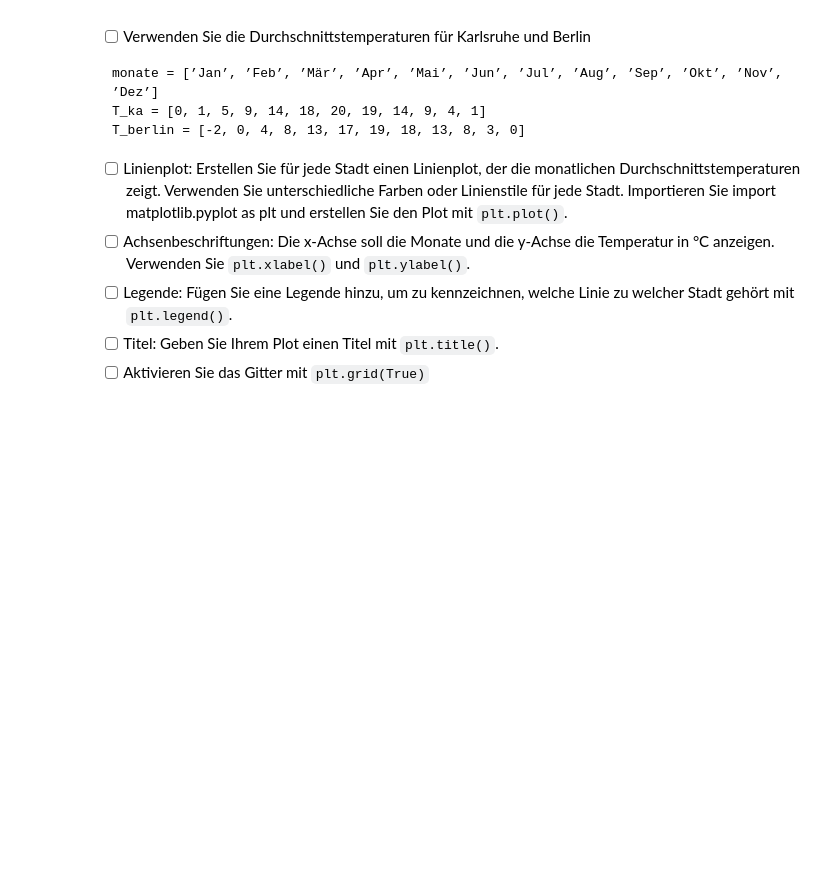
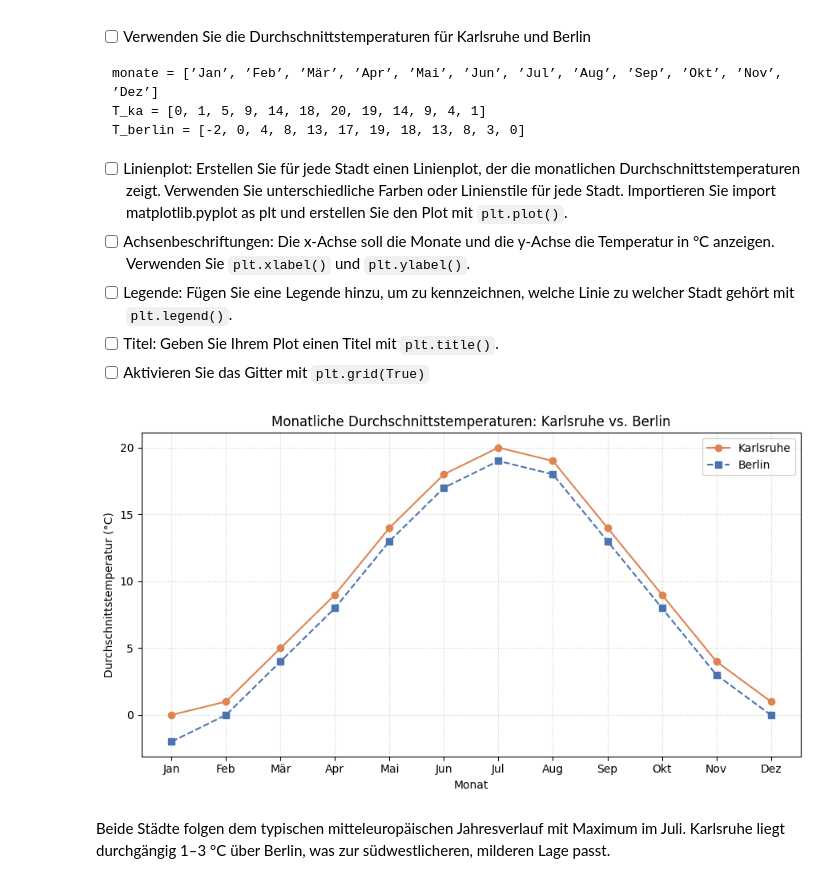
Before and after one commit to TheAmarok/Neue-Konzepte-Gruppe-9, a Jupyter notebook: Notebook.ipynb, the cells around one changed output. Saved outputs shown, nothing was run; the diff lists cells and outputs as text; code cells hidden in the pictures; blank space fills up the shorter version.

```diff
--- a/Notebook.ipynb
+++ b/Notebook.ipynb
@@ -431,3 +431,32 @@ T_berlin = [-2, 0, 4, 8, 13, 17, 19, 18, 13, 8, 3, 0]
 - [ ] Legende: Fügen Sie eine Legende hinzu, um zu kennzeichnen, welche Linie zu welcher Stadt gehört mit ``plt.legend()``.
 - [ ] Titel: Geben Sie Ihrem Plot einen Titel mit ``plt.title()``.
 - [ ] Aktivieren Sie das Gitter mit ``plt.grid(True)``
+# %%
+import matplotlib.pyplot as plt
+
+# (a) Daten
+monate = ['Jan', 'Feb', 'Mär', 'Apr', 'Mai', 'Jun',
+          'Jul', 'Aug', 'Sep', 'Okt', 'Nov', 'Dez']
+T_ka     = [0, 1, 5, 9, 14, 18, 20, 19, 14, 9, 4, 1]
+T_berlin = [-2, 0, 4, 8, 13, 17, 19, 18, 13, 8, 3, 0]
+
+# (b) Linienplot für beide Städte mit unterschiedlichen Farben und Linienstilen
+plt.figure(figsize=(9, 5))
+plt.plot(monate, T_ka,     color="#DD8452", linestyle="-",  marker="o", label="Karlsruhe")
+plt.plot(monate, T_berlin, color="#4C72B0", linestyle="--", marker="s", label="Berlin")
+
+# (c) Achsenbeschriftungen
+plt.xlabel("Monat")
+plt.ylabel("Durchschnittstemperatur (°C)")
+plt.title("Monatliche Durchschnittstemperaturen: Karlsruhe vs. Berlin")
+
+# (d) Legende
+plt.legend()
+
+plt.grid(True, linestyle=":", alpha=0.6)
+plt.tight_layout()
+plt.show()
+# %% [output]
+[figure, added]
+# %% [markdown]
+Beide Städte folgen dem typischen mitteleuropäischen Jahresverlauf mit Maximum im Juli. Karlsruhe liegt durchgängig 1–3 °C über Berlin, was zur südwestlicheren, milderen Lage passt.
```
